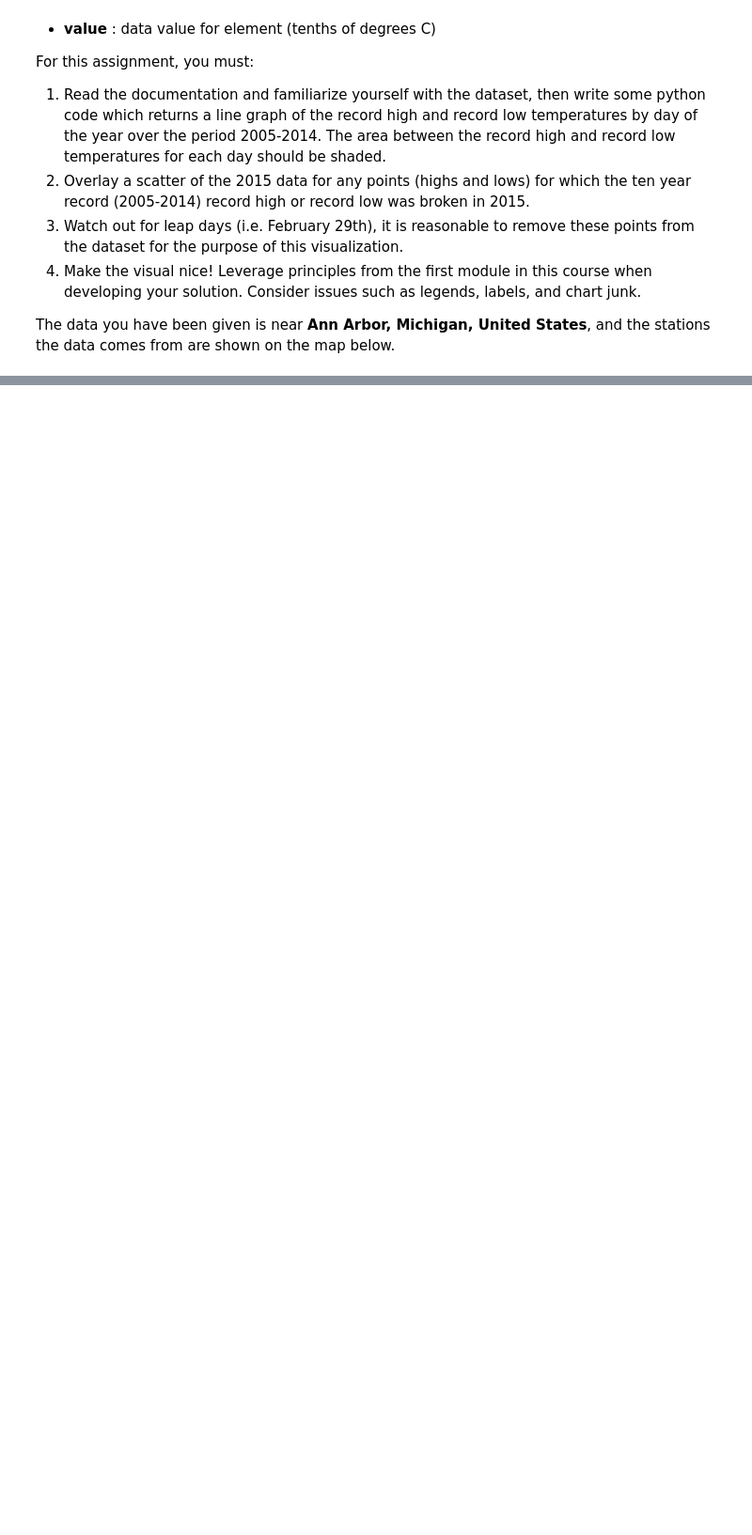
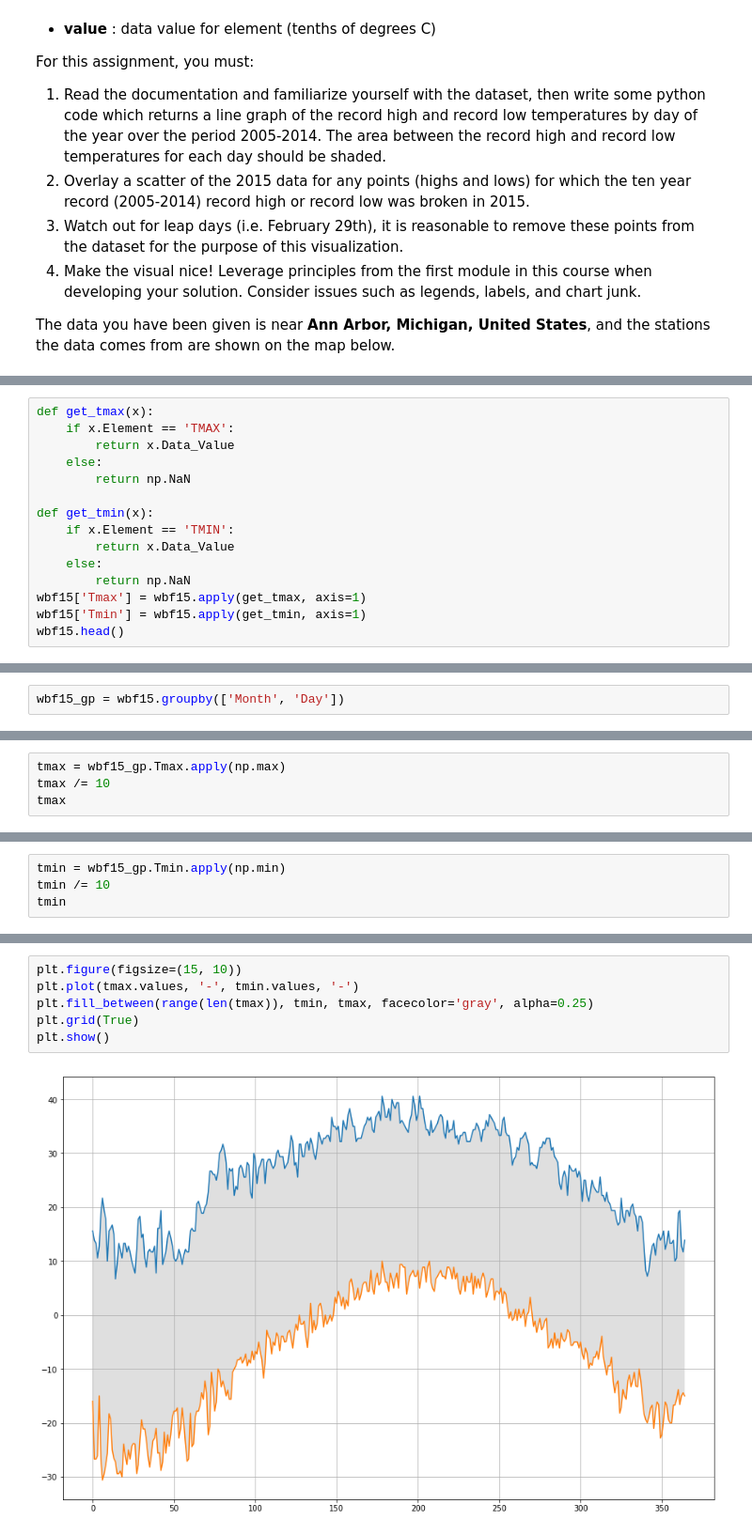
Before and after one commit to z-h-u-j-u-n/Coursera-Applied-Data-Science-with-Py, a Jupyter notebook: C2 Applied Plotting, Charting & Data Representation in Python/Ch2 Basic Charting/Assignment2.ipynb, the cells around one changed output, grey strips where cells are left out. Shown at 94% size. Cells and saved outputs as stored; diff of their text form; blank space fills up the shorter version.

```diff
--- a/C2 Applied Plotting, Charting & Data Representation in Python/Ch2 Basic Charting/Assignment2.ipynb
+++ b/C2 Applied Plotting, Charting & Data Representation in Python/Ch2 Basic Charting/Assignment2.ipynb
@@ -49,0 +103,15 @@ leaflet_plot_stations(400,'fb441e62df2d58994928907a91895ec62c2c42e6cd075c2700843
+# %%
+def get_tmax(x):
+    if x.Element == 'TMAX':
+        return x.Data_Value
+    else:
+        return np.NaN
+
+def get_tmin(x):
+    if x.Element == 'TMIN':
+        return x.Data_Value
+    else:
+        return np.NaN
+wbf15['Tmax'] = wbf15.apply(get_tmax, axis=1)
+wbf15['Tmin'] = wbf15.apply(get_tmin, axis=1)
+wbf15.head()
@@ -49,0 +126,2 @@ leaflet_plot_stations(400,'fb441e62df2d58994928907a91895ec62c2c42e6cd075c2700843
+# %%
+wbf15_gp = wbf15.groupby(['Month', 'Day'])
@@ -49,0 +151,4 @@ leaflet_plot_stations(400,'fb441e62df2d58994928907a91895ec62c2c42e6cd075c2700843
+# %%
+tmax = wbf15_gp.Tmax.apply(np.max)
+tmax /= 10
+tmax
@@ -49,0 +173,4 @@ leaflet_plot_stations(400,'fb441e62df2d58994928907a91895ec62c2c42e6cd075c2700843
+# %%
+tmin = wbf15_gp.Tmin.apply(np.min)
+tmin /= 10
+tmin
@@ -49,0 +215,8 @@ leaflet_plot_stations(400,'fb441e62df2d58994928907a91895ec62c2c42e6cd075c2700843
+# %%
+plt.figure(figsize=(15, 10))
+plt.plot(tmax.values, '-', tmin.values, '-')
+plt.fill_between(range(len(tmax)), tmin, tmax, facecolor='gray', alpha=0.25)
+plt.grid(True)
+plt.show()
+# %% [output]
+[figure, added]
```
Also changed, not shown: parts of 13 cells of this notebook, 6 other files.
